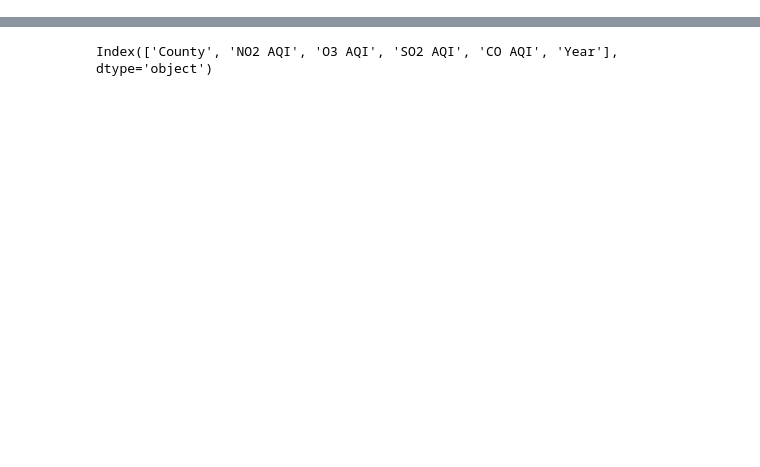
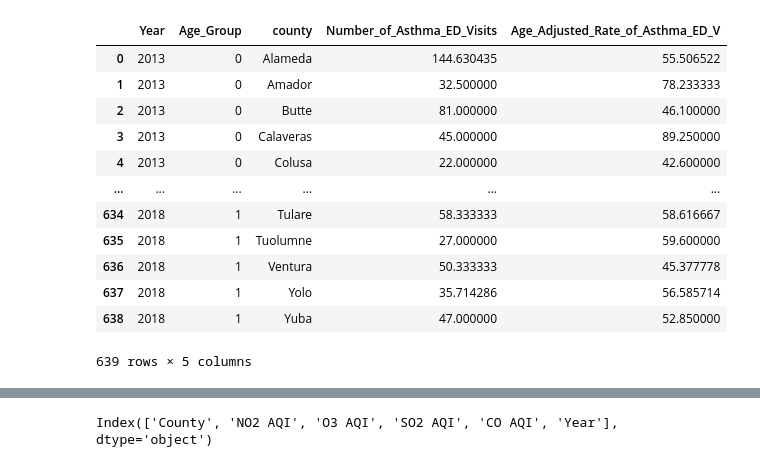
Before and after one commit to Rlizaran/Respiratory-Healthcare-Tool, a Jupyter notebook: Data Cleaning/Merging_AQI_Asthma.ipynb, the cells around one changed output, grey strips where cells are left out. Cells and saved outputs as stored; diff of their text form; code cells hidden in the pictures; blank space fills up the shorter version.

```diff
--- a/Data Cleaning/Merging_AQI_Asthma.ipynb
+++ b/Data Cleaning/Merging_AQI_Asthma.ipynb
@@ -38,5 +35,21 @@ asth = asthma_clean.groupby(['Year','Age Group',pd.Grouper(key='County')]).mean(
 # %%
 asthma_to_merg = asth.reset_index()
+# %%
+asthma_to_merg
+# %% [output]
+|  | Year | Age_Group | county | Number_of_Asthma_ED_Visits | Age_Adjusted_Rate_of_Asthma_ED_V |
+| 0 | 2013 | 0 | Alameda | 144.630435 | 55.506522 |
+| 1 | 2013 | 0 | Amador | 32.500000 | 78.233333 |
+| 2 | 2013 | 0 | Butte | 81.000000 | 46.100000 |
+| 3 | 2013 | 0 | Calaveras | 45.000000 | 89.250000 |
+| 4 | 2013 | 0 | Colusa | 22.000000 | 42.600000 |
+| ... | ... | ... | ... | ... | ... |
+| 634 | 2018 | 1 | Tulare | 58.333333 | 58.616667 |
+| 635 | 2018 | 1 | Tuolumne | 27.000000 | 59.600000 |
+| 636 | 2018 | 1 | Ventura | 50.333333 | 45.377778 |
+| 637 | 2018 | 1 | Yolo | 35.714286 | 56.585714 |
+| 638 | 2018 | 1 | Yuba | 47.000000 | 52.850000 |
+639 rows × 5 columns
 # %%
 aqi = aqi.drop('State',axis=1)
 # %%
```
Also changed, not shown: parts of 11 cells of this notebook, 7 other files.
